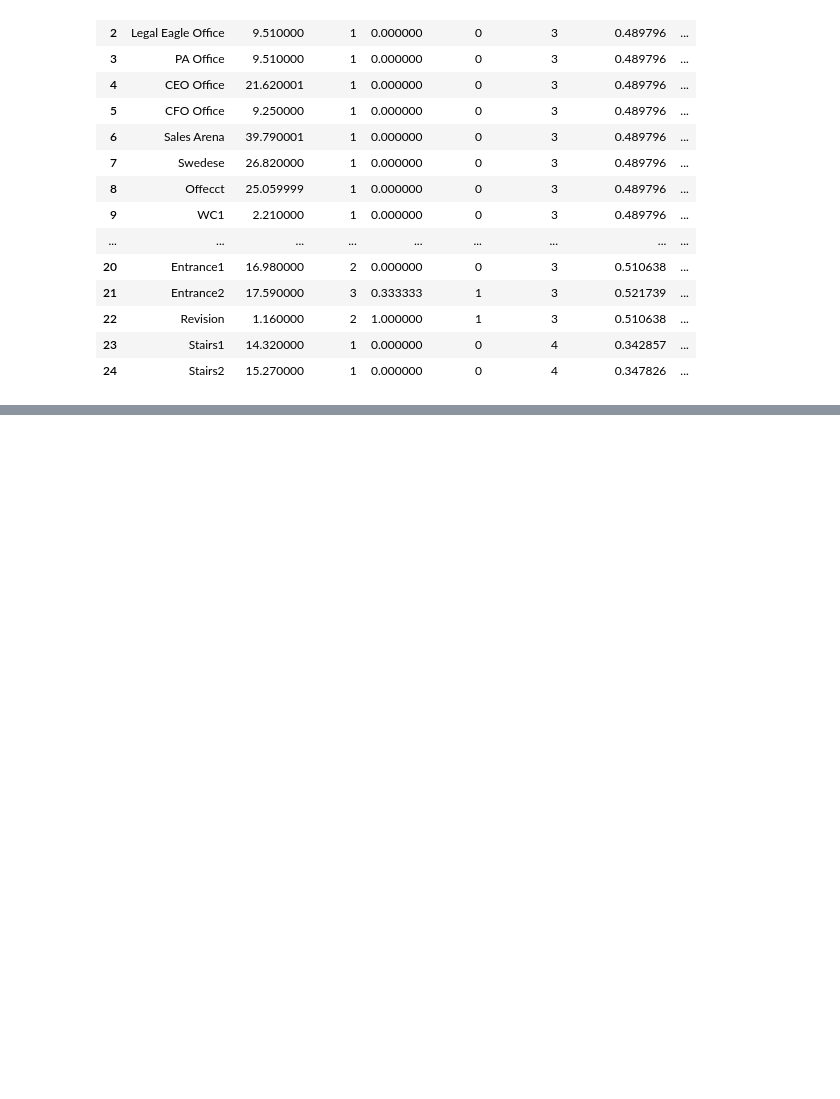
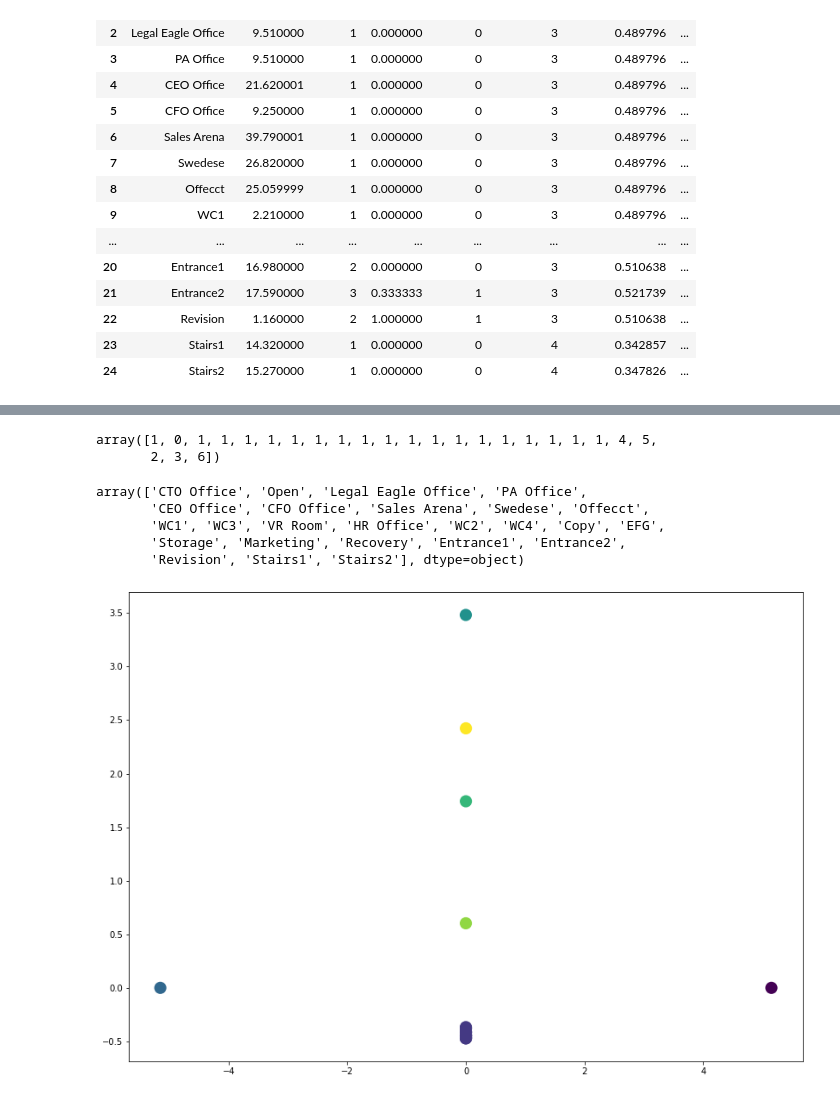
Before and after one commit to GAnagno/Social-Web, a Jupyter notebook: Spectral Map.ipynb, the cells around one changed output, grey strips where cells are left out. Cells and saved outputs as stored; diff of their text form; code cells hidden in the pictures; blank space fills up the shorter version.

```diff
--- a/Spectral Map.ipynb
+++ b/Spectral Map.ipynb
@@ -477,0 +526,19 @@ data
+# %%
+Kmean.labels_
+# %% [output]
+array([1, 0, 1, 1, 1, 1, 1, 1, 1, 1, 1, 1, 1, 1, 1, 1, 1, 1, 1, 1, 4, 5,
+       2, 3, 6])
+# %%
+labels
+# %% [output]
+array(['CTO Office', 'Open', 'Legal Eagle Office', 'PA Office',
+       'CEO Office', 'CFO Office', 'Sales Arena', 'Swedese', 'Offecct',
+       'WC1', 'WC3', 'VR Room', 'HR Office', 'WC2', 'WC4', 'Copy', 'EFG',
+       'Storage', 'Marketing', 'Recovery', 'Entrance1', 'Entrance2',
+       'Revision', 'Stairs1', 'Stairs2'], dtype=object)
+# %%
+# plot the isomap projection
+plt.figure(figsize=(14,10))
+plt.scatter(proj[:, 0], proj[:, 1], c=Kmean.labels_, s=200, lw=0, alpha=1);
+# %% [output]
+[figure, added]
```
Also changed, not shown: parts of 8 cells of this notebook.
